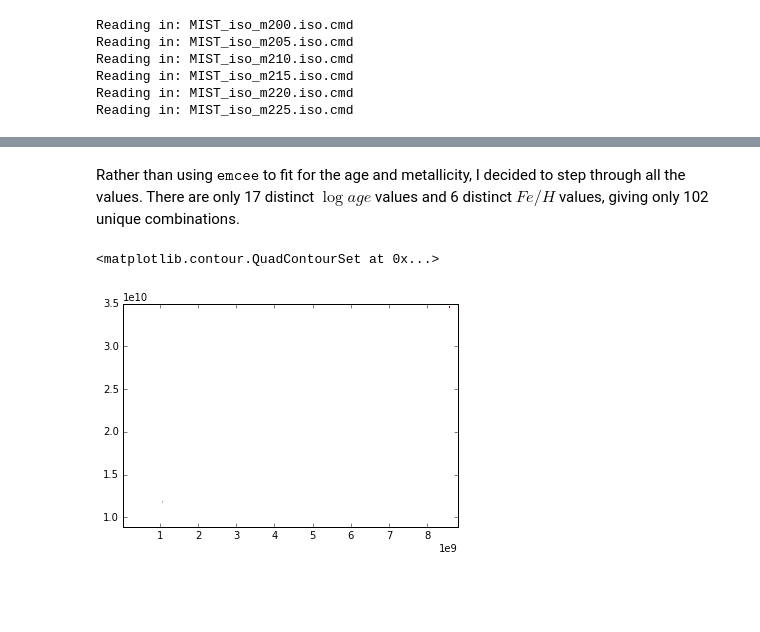
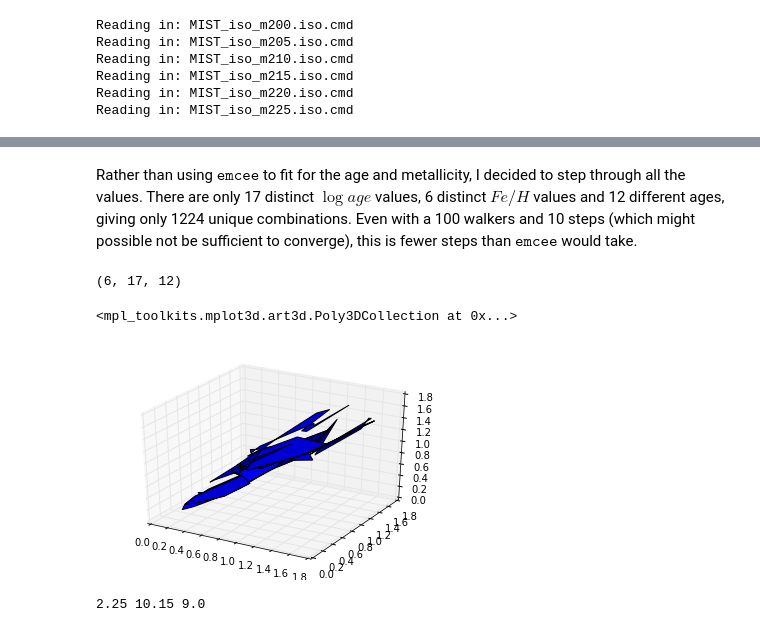
Before and after one commit to dgorthi/ay250, a Jupyter notebook: hw03/isochrone_fitting.ipynb, the cells around one changed output, grey strips where cells are left out. Drawn from its saved outputs; the diff is of its cells as text; code cells hidden in the pictures; blank space fills up the shorter version.

```diff
--- a/hw03/isochrone_fitting.ipynb
+++ b/hw03/isochrone_fitting.ipynb
@@ -53,33 +65,59 @@ Reading in: MIST_iso_m225.iso.cmd
 # %% [markdown]
-Rather than using $\texttt{emcee}$ to fit for the age and metallicity, I decided to step through all the values. There are only 17 distinct $\log{age}$ values and 6 distinct $Fe/H$ values, giving only 102 unique combinations.
+Rather than using $\texttt{emcee}$ to fit for the age and metallicity, I decided to step through all the values. There are only 17 distinct $\log{age}$ values, 6 distinct $Fe/H$ values and 12 different ages, giving only 1224 unique combinations. Even with a 100 walkers and 10 steps (which might possible not be sufficient to converge), this is fewer steps than $\texttt{emcee}$ would take.
 # %%
 color = data[0]-data[1]
 mag = data[1]
 
-z = isochrones.keys()
+z = list(isochrones.keys())
+np.sort(z)
 age = iso.ages
 D = np.arange(8,11,0.25)
 
 lsq = np.zeros([np.size(z),np.size(age),np.size(D)])
+print (np.shape(lsq))
 
 for i,met in enumerate(z):
+#     print (i,met)
     for j,ages in enumerate(age):
+#         print (j,ages)
         c = isochrones[met][ages][0] - isochrones[met][ages][1]
-        m = isochrones[met][ages][1]
         for k,dist in enumerate(D):
+            m = np.copy(isochrones[met][ages][1])
             m += -5 + 5*np.log10(dist*1e3)
+#             print (k,dist)
 
+            ls = 0
             for l,x in enumerate(c):
                 ls+= ((color-x)**2 + (mag-m[l])**2).min()
 
             lsq[i][j][k] = ls
 
+#             f4,ax4 = plt.subplots(1,1)
+#             ax4.plot((data[0]-data[1]),data[1],'b.')
+#             ax4.plot(c,m,'r.')
+
+#             break
+#         break
+#     break
+
 #             if ls < deviation:
 #                 z = met
 #                 a = age
 #                 d = distance
+# %% [output]
+(6, 17, 12)
 # %%
-plt.contour(lsq[0],lsq[1],lsq[2])
+f1 = plt.figure()
+ax1 = f1.add_subplot(111,projection='3d')
+ax1.plot_surface(lsq[0],lsq[1],lsq[2])
 # %% [output]
-<matplotlib.contour.QuadContourSet at 0x...>
+<mpl_toolkits.mplot3d.art3d.Poly3DCollection at 0x...>
-[figure, old version]
+[figure, new version]
+# %%
+idx = np.where(lsq == np.min(lsq))
+z_final = z[idx[0][0]]
+age_final = age[idx[1][0]]
+dist_final = D[idx[2][0]]
+print (z_final,age_final,dist_final)
+# %% [output]
+2.25 10.15 9.0
```
Also changed, not shown: parts of 12 cells of this notebook, 1 other file.
